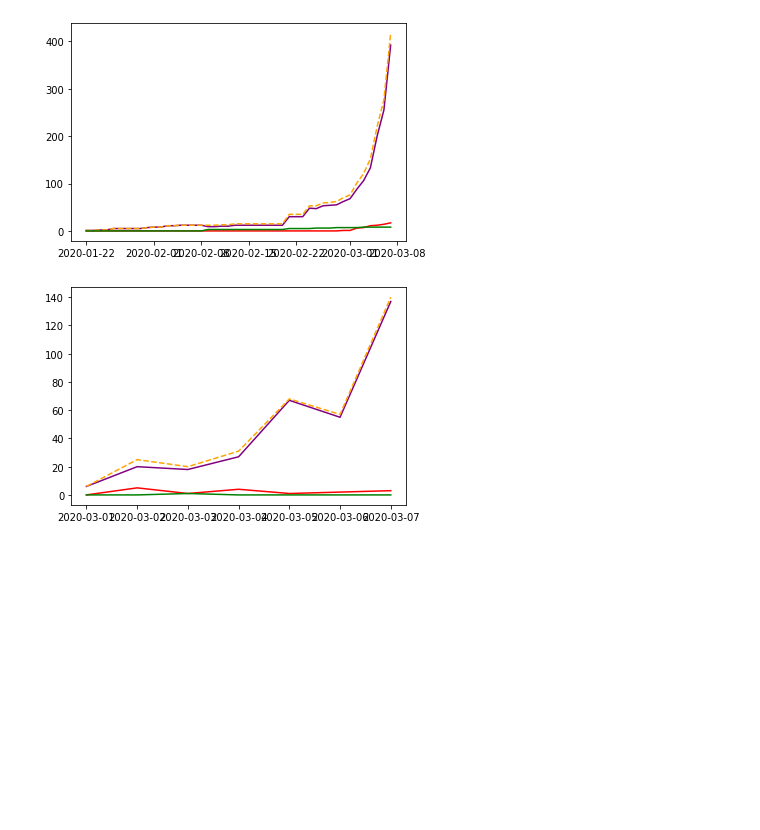
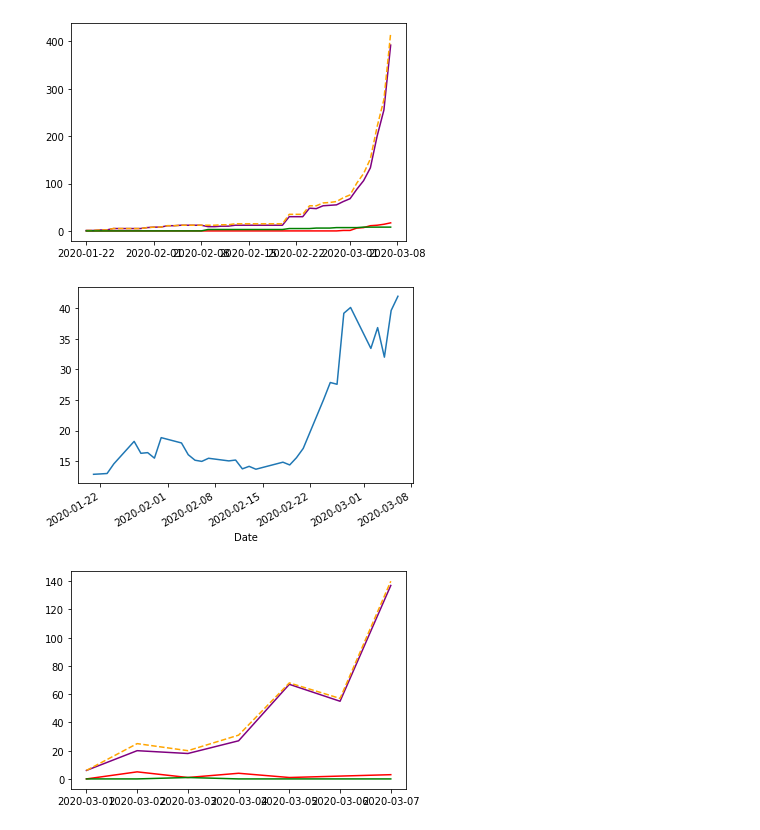
Before and after one commit to Addidy/coronavirus-analysis, a Jupyter notebook: src/US.ipynb, the cells around one changed output. Drawn from its saved outputs; the diff is of its cells as text; code cells hidden in the pictures; blank space fills up the shorter version.

```diff
--- a/src/US.ipynb
+++ b/src/US.ipynb
@@ -26,6 +26,10 @@ US.get_dataframe().tail()
 US.graph_data()
 # %% [output]
 [figure]
+# %%
+u.graph_financial_data('^VIX')
+# %% [output]
+[figure, added]
 # %%
 US.graph_changes(since_x_days_ago=7)
 # %% [output]
```
Also changed, not shown: 4 other files.
